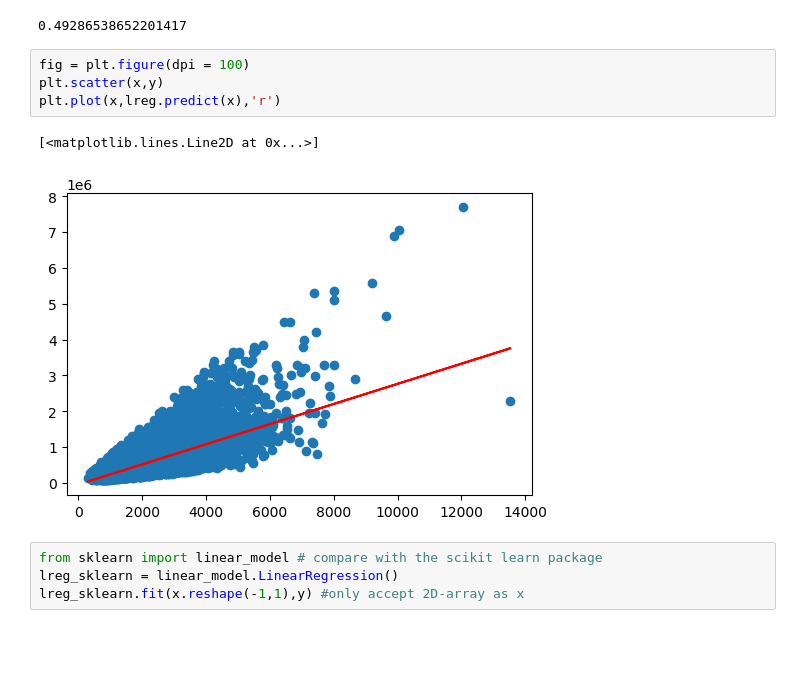
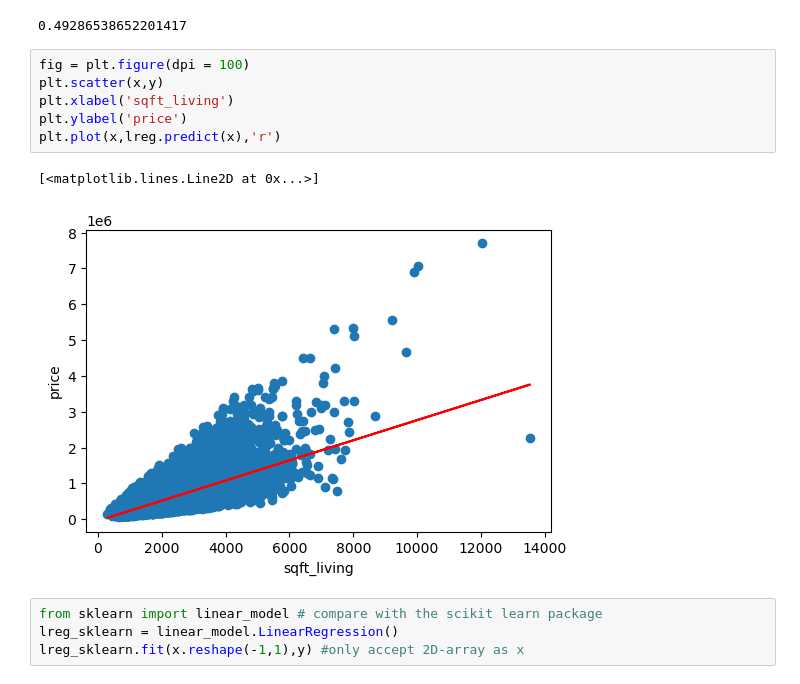
Before and after one commit to smithla-math/UCI_MATH_10, a Jupyter notebook: sections/sec_10/section_10.ipynb, the cells around one changed output. Cells and saved outputs as stored; diff of their text form; blank space fills up the shorter version.

```diff
--- a/sections/sec_10/section_10.ipynb
+++ b/sections/sec_10/section_10.ipynb
@@ -156,10 +186,12 @@ lreg.score(x,y)
 # %%
 fig = plt.figure(dpi = 100)
 plt.scatter(x,y)
+plt.xlabel('sqft_living')
+plt.ylabel('price')
 plt.plot(x,lreg.predict(x),'r')
 # %% [output]
 [<matplotlib.lines.Line2D at 0x...>]
-[figure, old version]
+[figure, new version]
 # %%
 from sklearn import linear_model # compare with the scikit learn package
 lreg_sklearn = linear_model.LinearRegression()
```
Also changed, not shown: parts of 9 cells of this notebook, 2 other files.
